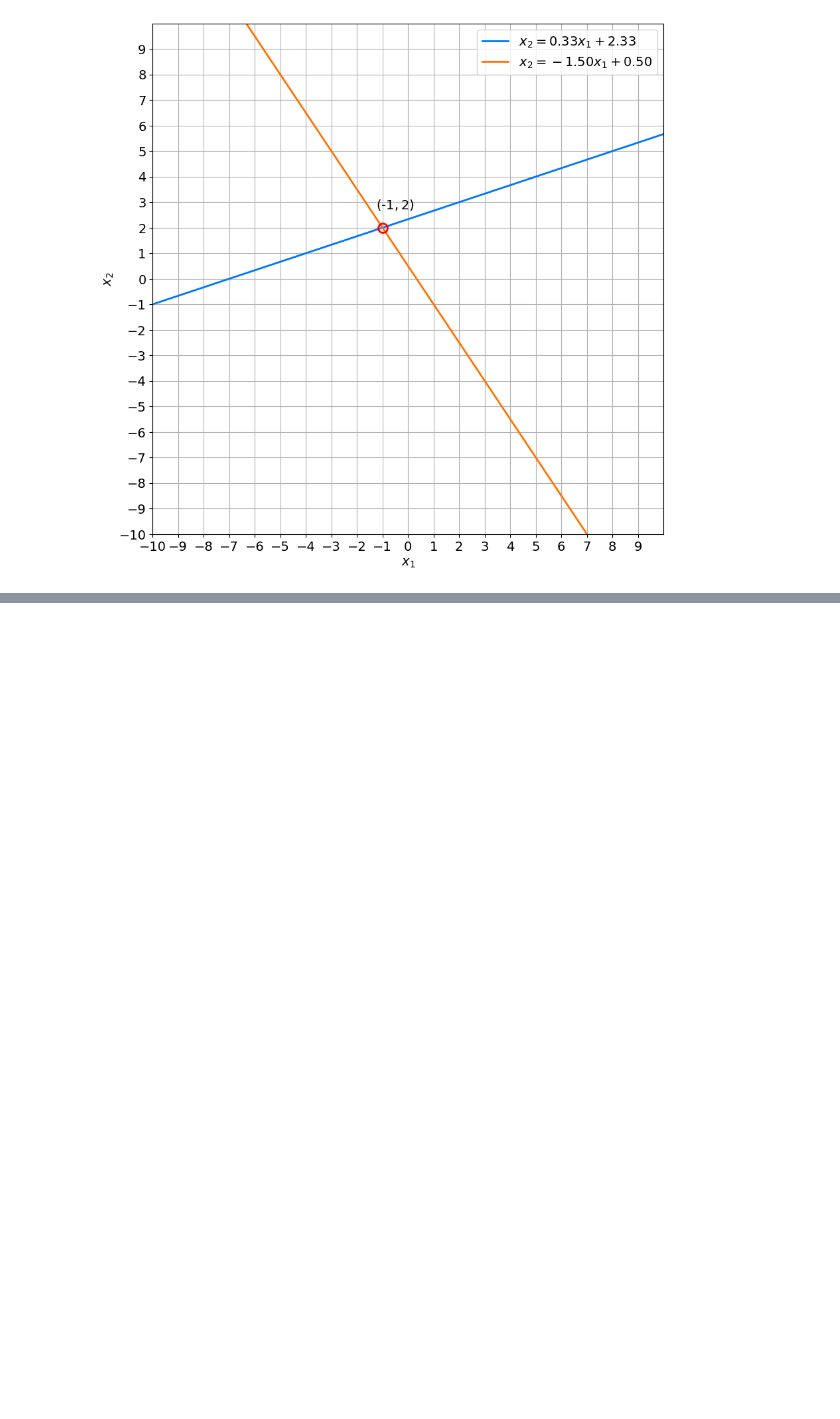
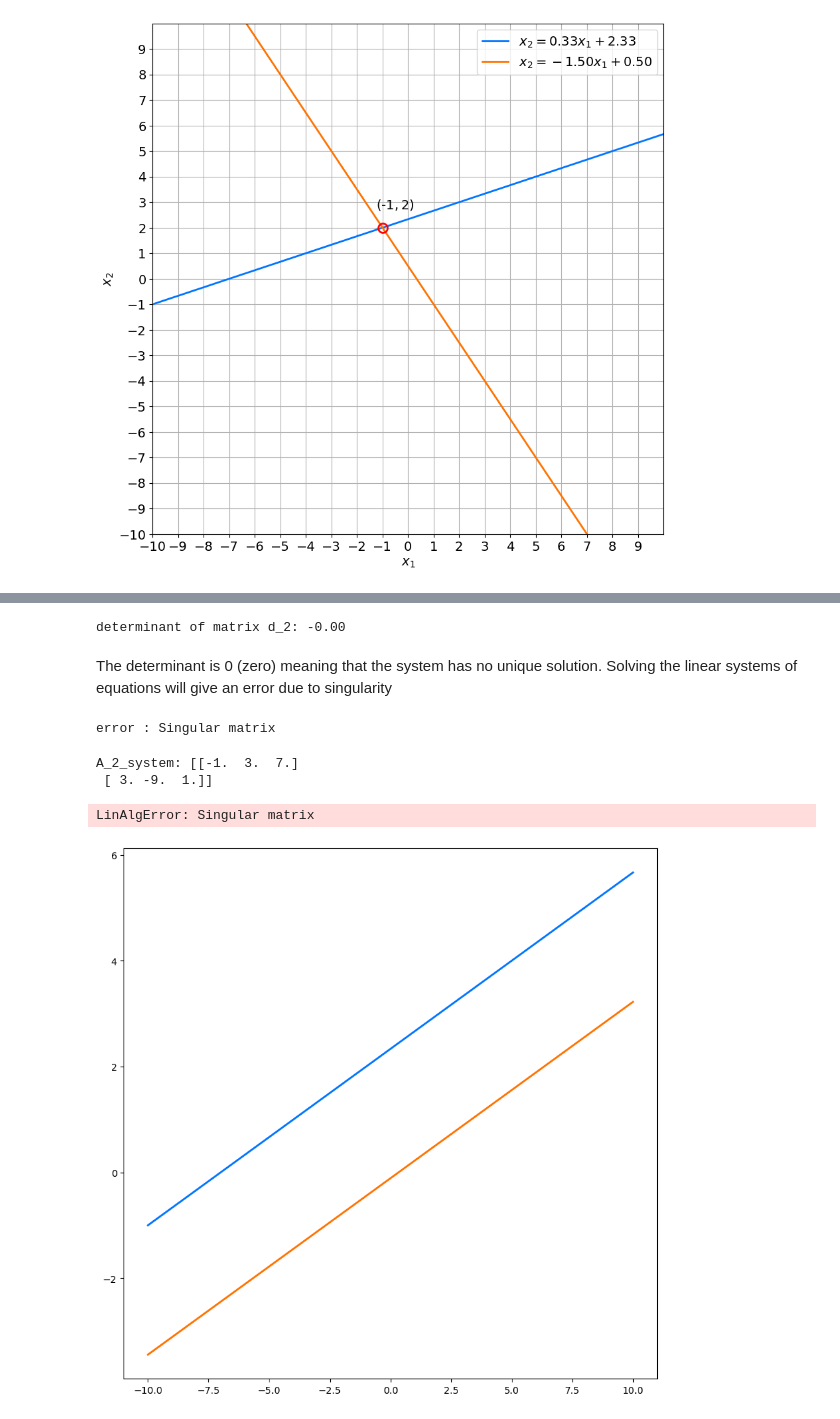
Before and after one commit to sheygs/machine-learning-maths-concepts, a Jupyter notebook: 2_linear_systems_matrices.ipynb, the cells around one changed output, grey strips where cells are left out. Saved outputs shown, nothing was run; the diff lists cells and outputs as text; code cells hidden in the pictures; blank space fills up the shorter version.

Commit message:
Complete Linear Systems of Matrices

```diff
--- a/2_linear_systems_matrices.ipynb
+++ b/2_linear_systems_matrices.ipynb
@@ -59,0 +68,35 @@ second row matrix: [3. 2. 1.]
+# %%
+A_2 = np.array(
+   [
+      [-1, 3],
+      [3, -9]
+   ], dtype=float)
+
+b_2 = np.array([7, 1], dtype=float)
+
+d_2 = np.linalg.det(A_2)
+print(f'determinant of matrix d_2: {d_2: .2f}')
+# %% [output]
+determinant of matrix d_2: -0.00
+# %% [markdown]
+The determinant is 0 (zero) meaning that the system has no unique solution. Solving the linear systems of equations will give an error due to singularity
+# %%
+try:
+    values = np.linalg.solve(A_2, b_2)
+    print(f'values: {values}')
+except np.linalg.LinAlgError as err:
+    print(f'error : {err}')
+# %% [output]
+error : Singular matrix
+# %%
+A_2_system = np.hstack((A_2, b_2.reshape(2, 1)))
+print(f'A_2_system: {A_2_system}')
+
+# plot the graph
+# two lines of equation are parallel
+plot_lines(A_2_system)
+# %% [output]
+A_2_system: [[-1.  3.  7.]
+ [ 3. -9.  1.]]
+LinAlgError: Singular matrix
+[figure, added]
```
Also changed, not shown: parts of 7 cells of this notebook.
